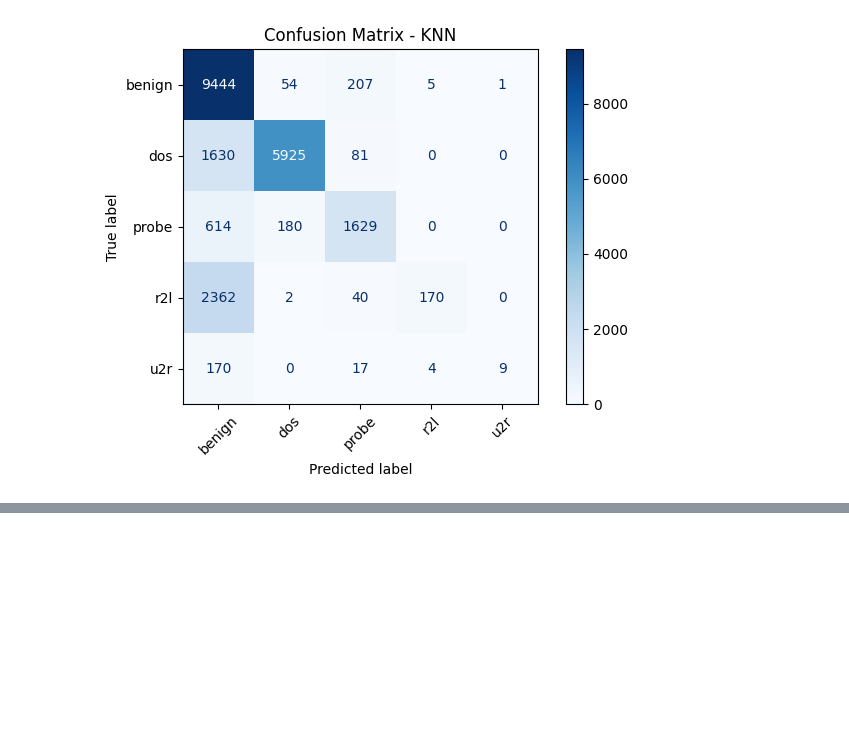
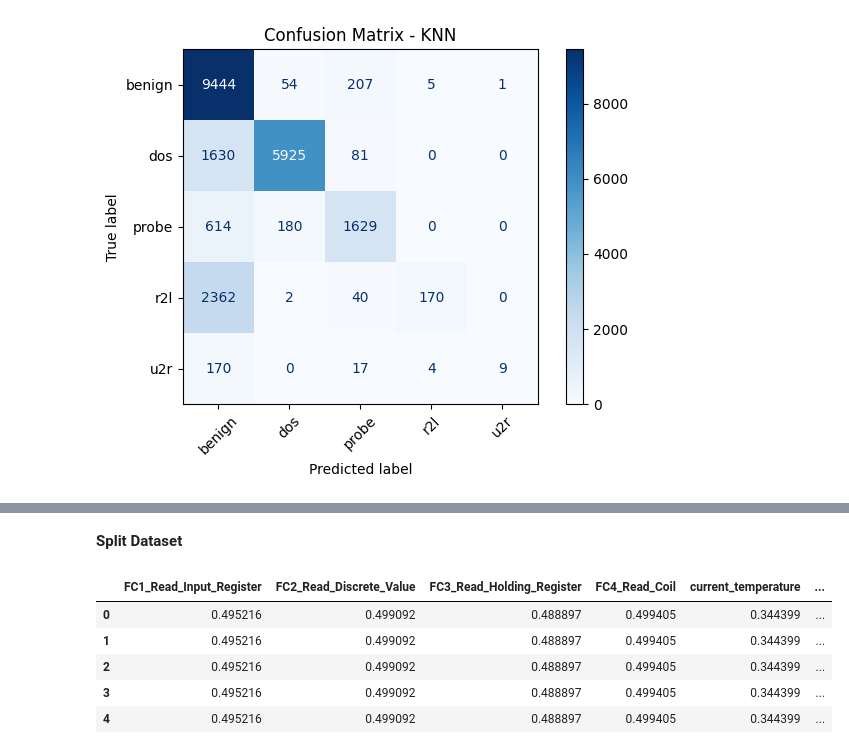
Before and after one commit to spacee48/SIT719, a Jupyter notebook: 5_2_dataset1.ipynb, the cells around one changed output, grey strips where cells are left out. Saved outputs shown, nothing was run; the diff lists cells and outputs as text; code cells hidden in the pictures; blank space fills up the shorter version.

```diff
--- a/5_2_dataset1.ipynb
+++ b/5_2_dataset1.ipynb
@@ -362,0 +448,2 @@ for name, model_result in results.items():
+# %% [markdown]
+**Split Dataset**
@@ -362,0 +454,9 @@ for name, model_result in results.items():
+# %%
+X.head()
+# %% [output]
+|  | FC1_Read_Input_Register | FC2_Read_Discrete_Value | FC3_Read_Holding_Register | FC4_Read_Coil | current_temperature | ... |
+| 0 | 0.495216 | 0.499092 | 0.488897 | 0.499405 | 0.344399 | ... |
+| 1 | 0.495216 | 0.499092 | 0.488897 | 0.499405 | 0.344399 | ... |
+| 2 | 0.495216 | 0.499092 | 0.488897 | 0.499405 | 0.344399 | ... |
+| 3 | 0.495216 | 0.499092 | 0.488897 | 0.499405 | 0.344399 | ... |
+| 4 | 0.495216 | 0.499092 | 0.488897 | 0.499405 | 0.344399 | ... |
```
Also changed, not shown: parts of 29 cells of this notebook.
